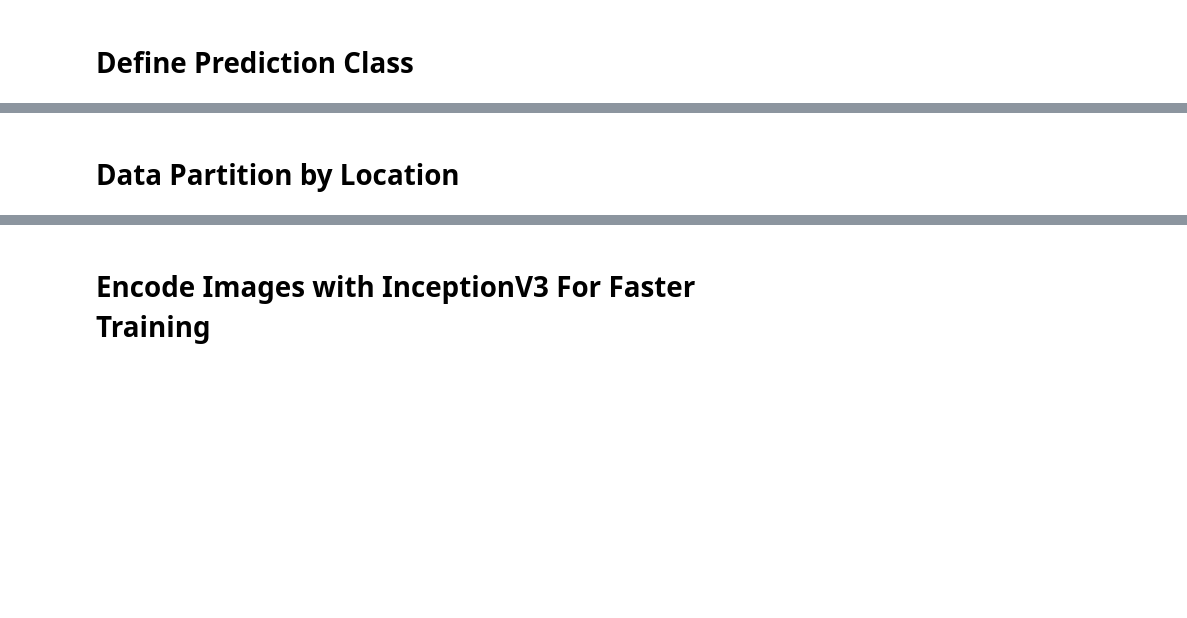
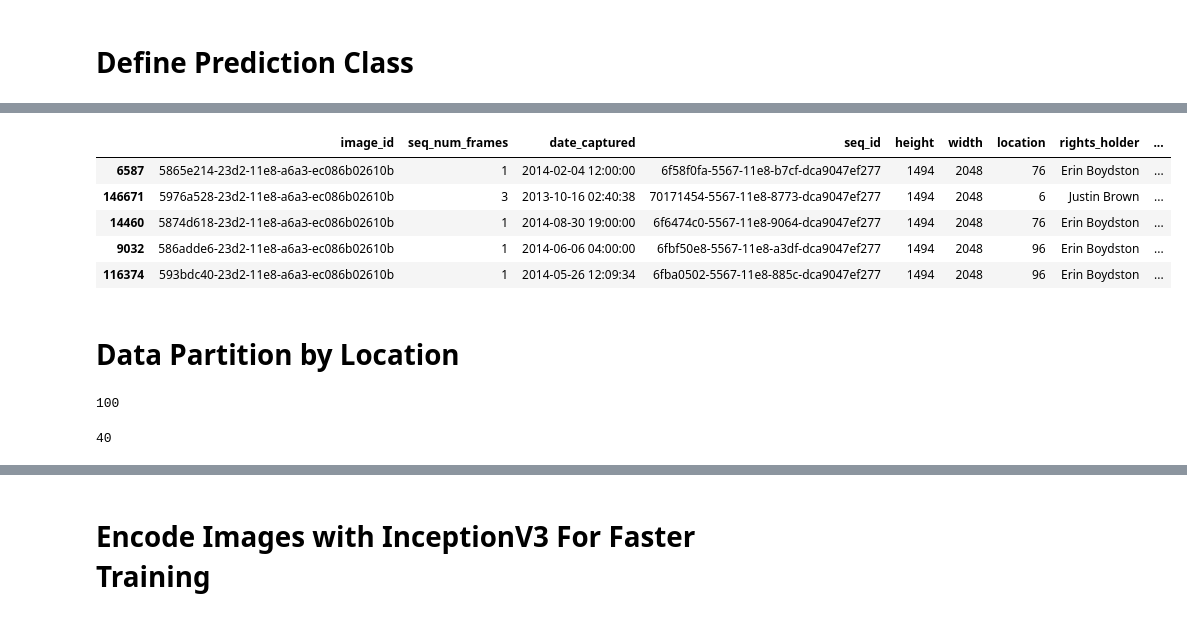
Before and after one commit to vivekmids/crow, a Jupyter notebook: Modeling_Vivek.ipynb, the cells around one changed output, grey strips where cells are left out. Drawn from its saved outputs; the diff is of its cells as text; code cells hidden in the pictures; blank space fills up the shorter version.

```diff
--- a/Modeling_Vivek.ipynb
+++ b/Modeling_Vivek.ipynb
@@ -74,9 +74,11 @@ print(tf.test.is_built_with_cuda())
 True
 # %% [markdown]
 # Load Data for Modeling
+# %%
+PATH = "/mnt/disk1/"
 # %%
 # get data from json
-with open("data/caltech_images_20190919.json", 'r') as f:
+with open(PATH + "data/caltech_images_20190919.json", 'r') as f:
     annotations = json.load(f)
 
 annot_df = pd.DataFrame.from_dict(annotations['annotations'])
@@ -171,7 +173,7 @@ def show_image_by_category(images=1, category = 'any'):
 # %% [markdown]
 # Define Prediction Class
 # %%
-classes = ['rodent','squirrel','rabbit','bird','deer','raccoon','coyote','opossum']
+classes = ['rodent','squirrel','rabbit','bird','deer','raccoon','skunk','opossum']
 classes_dict = dict(zip(classes + ['other'] + ['empty'], range(10)))
 classes_dict_lookup = dict(zip(range(10), classes + ['other'] + ['empty']))
 # %%
@@ -231,5 +233,14 @@ other        30631
 empty       125745
 Name: image_id, dtype: int64
+# %%
+image_df_annot.head()
+# %% [output]
+|  | image_id | seq_num_frames | date_captured | seq_id | height | width | location | rights_holder | ... |
+| 6587 | 5865e214-23d2-11e8-a6a3-ec086b02610b | 1 | 2014-02-04 12:00:00 | 6f58f0fa-5567-11e8-b7cf-dca9047ef277 | 1494 | 2048 | 76 | Erin Boydston | ... |
+| 146671 | 5976a528-23d2-11e8-a6a3-ec086b02610b | 3 | 2013-10-16 02:40:38 | 70171454-5567-11e8-8773-dca9047ef277 | 1494 | 2048 | 6 | Justin Brown | ... |
+| 14460 | 5874d618-23d2-11e8-a6a3-ec086b02610b | 1 | 2014-08-30 19:00:00 | 6f6474c0-5567-11e8-9064-dca9047ef277 | 1494 | 2048 | 76 | Erin Boydston | ... |
+| 9032 | 586adde6-23d2-11e8-a6a3-ec086b02610b | 1 | 2014-06-06 04:00:00 | 6fbf50e8-5567-11e8-a3df-dca9047ef277 | 1494 | 2048 | 96 | Erin Boydston | ... |
+| 116374 | 593bdc40-23d2-11e8-a6a3-ec086b02610b | 1 | 2014-05-26 12:09:34 | 6fba0502-5567-11e8-885c-dca9047ef277 | 1494 | 2048 | 96 | Erin Boydston | ... |
 # %% [markdown]
 # Data Partition by Location
 # %%
@@ -247,0 +254,8 @@ val_loc = train_val_loc[60:]
+# %%
+len(train_val_loc)
+# %% [output]
+100
+# %%
+len(test_locs)
+# %% [output]
+40
```
Also changed, not shown: parts of 61 cells of this notebook, 1 other file.
